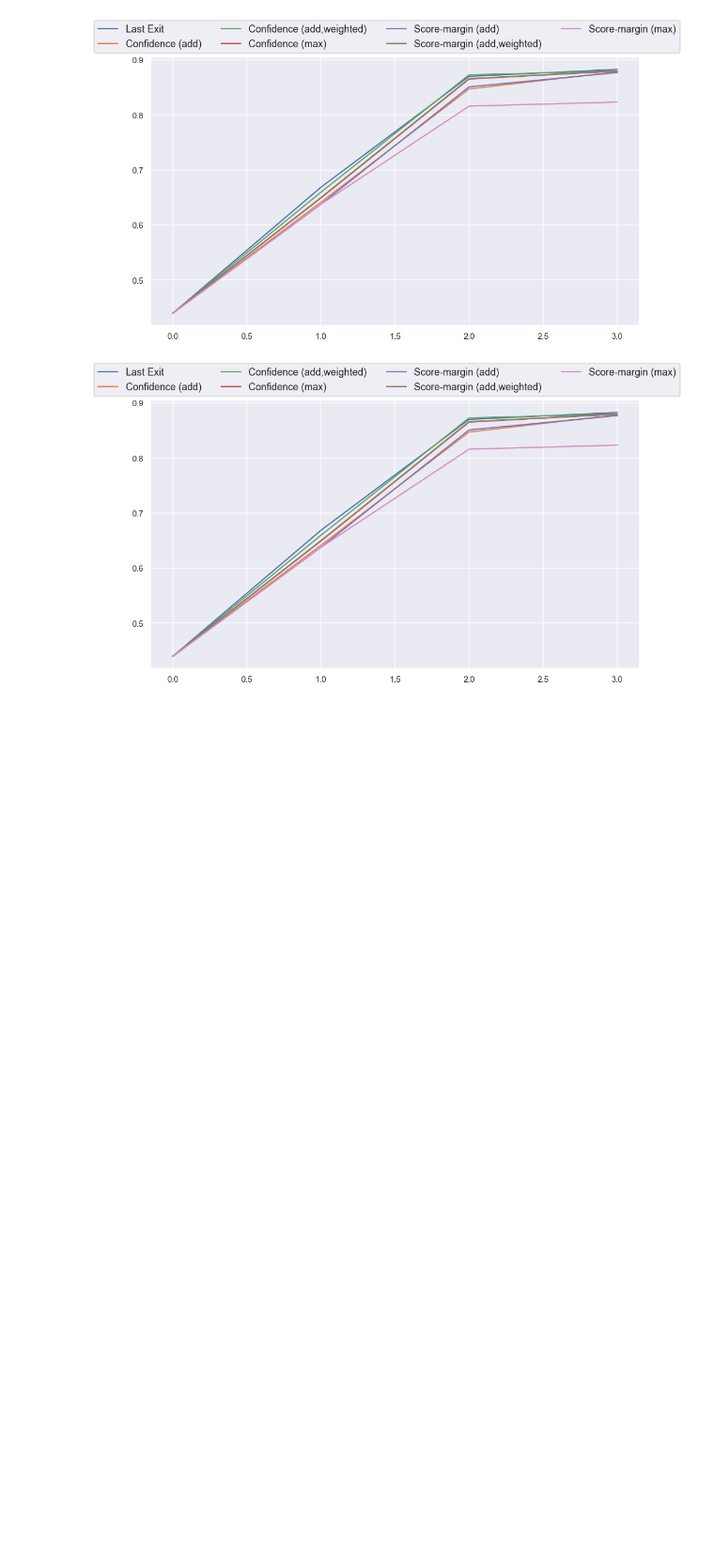
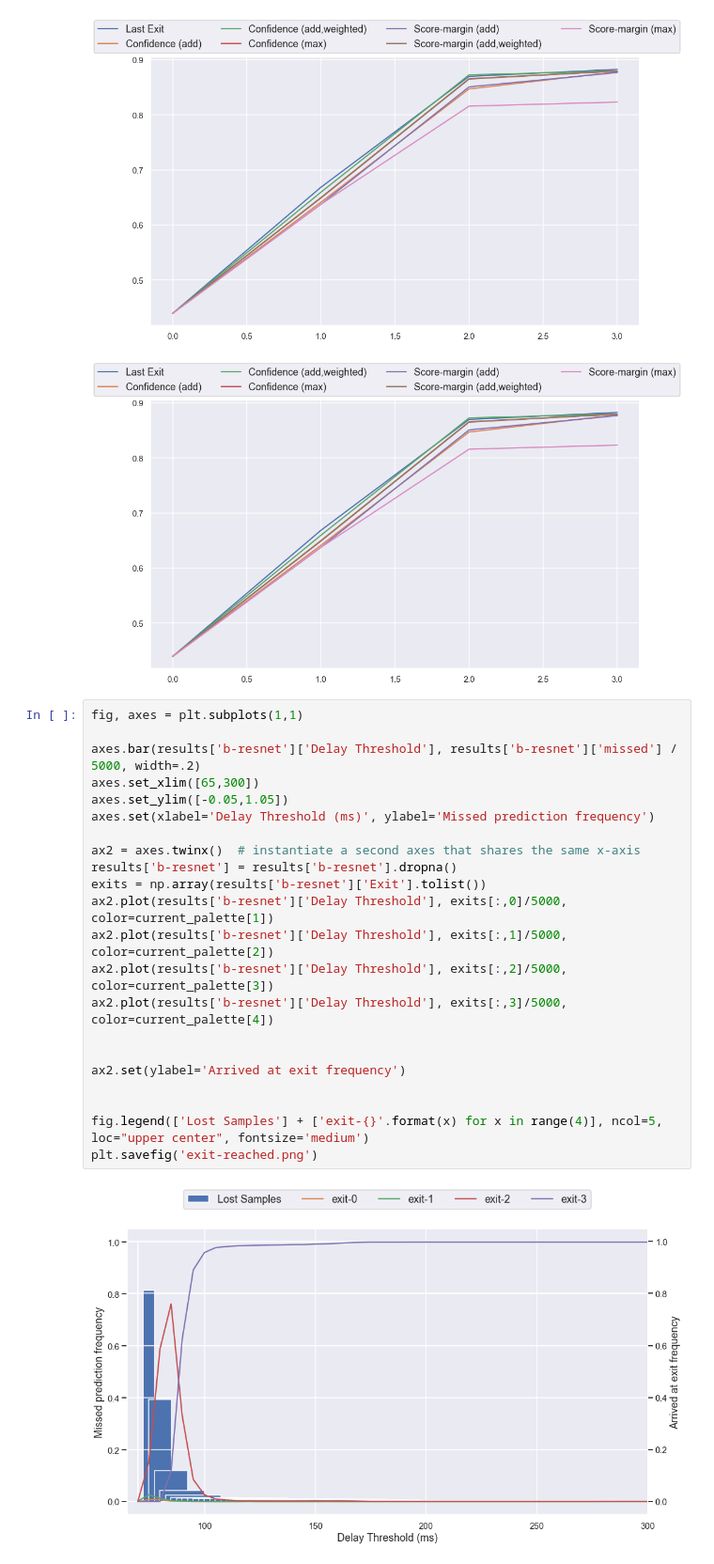
Before and after one commit to AlexKarlsen/thesis-src, a Jupyter notebook: DDNN/edge_test/sandbox.ipynb, the cells around one changed output. Shown: that part at 94% size. Drawn from its saved outputs; the diff is of its cells as text; blank space fills up the shorter version.

```diff
--- a/DDNN/edge_test/sandbox.ipynb
+++ b/DDNN/edge_test/sandbox.ipynb
@@ -150,3 +196,27 @@ for net in lp:
 # %% [output]
 [figure]
 [figure]
+# %%
+fig, axes = plt.subplots(1,1)
+
+axes.bar(results['b-resnet']['Delay Threshold'], results['b-resnet']['missed'] / 5000, width=.2)
+axes.set_xlim([65,300])
+axes.set_ylim([-0.05,1.05])
+axes.set(xlabel='Delay Threshold (ms)', ylabel='Missed prediction frequency')
+
+ax2 = axes.twinx()  # instantiate a second axes that shares the same x-axis
+results['b-resnet'] = results['b-resnet'].dropna()
+exits = np.array(results['b-resnet']['Exit'].tolist())
+ax2.plot(results['b-resnet']['Delay Threshold'], exits[:,0]/5000,  color=current_palette[1])
+ax2.plot(results['b-resnet']['Delay Threshold'], exits[:,1]/5000,  color=current_palette[2])
+ax2.plot(results['b-resnet']['Delay Threshold'], exits[:,2]/5000,  color=current_palette[3])
+ax2.plot(results['b-resnet']['Delay Threshold'], exits[:,3]/5000,  color=current_palette[4])
+
+
+ax2.set(ylabel='Arrived at exit frequency')
+
+
+fig.legend(['Lost Samples'] + ['exit-{}'.format(x) for x in range(4)], ncol=5, loc="upper center", fontsize='medium')
+plt.savefig('exit-reached.png')
+# %% [output]
+[figure, added]
```
Also changed, not shown: parts of 15 cells of this notebook, 5 other files.
